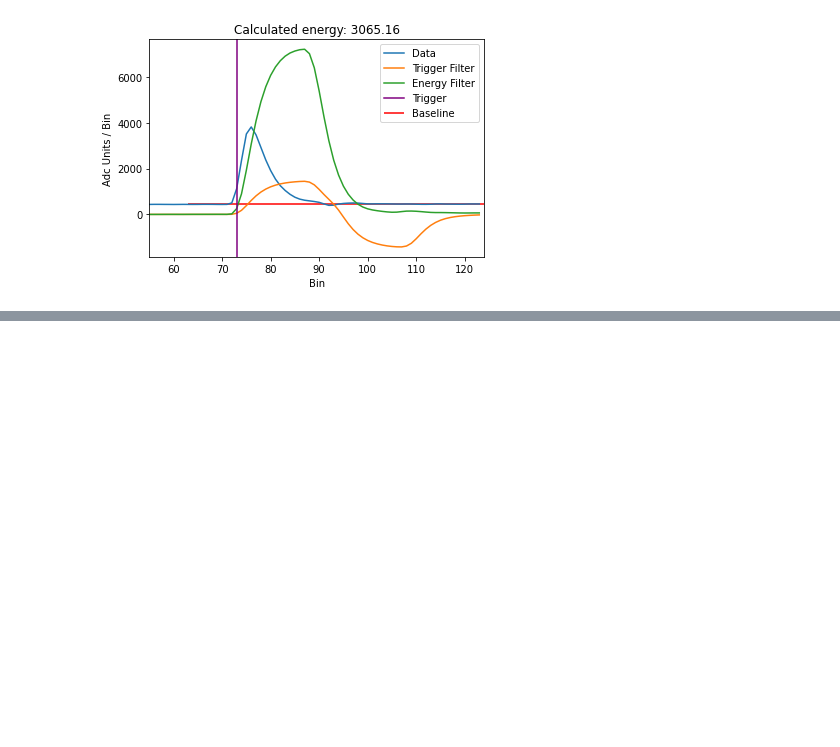
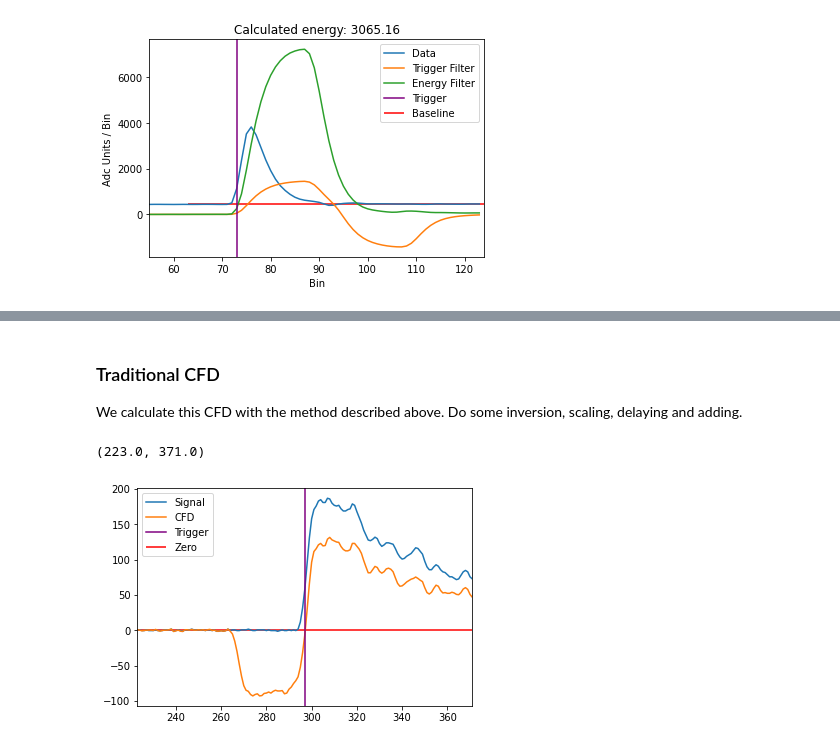
Before and after one commit to spaulaus/dsp_toolkit, a Jupyter notebook: docs/demo.ipynb, the cells around one changed output, grey strips where cells are left out. Drawn from its saved outputs; the diff is of its cells as text; code cells hidden in the pictures; blank space fills up the shorter version.

```diff
--- a/docs/demo.ipynb
+++ b/docs/demo.ipynb
@@ -80,0 +119,16 @@ ax.set_xlim([round(0.75 * triggers[0]), len(signal)])
+# %% [markdown]
+### Traditional CFD
+We calculate this CFD with the method described above. Do some inversion, scaling, delaying and adding.
+# %%
+trad_trigger, trad_cfd = cfd.calculate_traditional_cfd(munged_cfd_signal, 30, 0.50)
+
+ax = plt.gca()
+DataFrame(munged_cfd_signal, columns=['Signal']).plot(ax=ax)
+DataFrame(trad_cfd, columns=['CFD']).plot(ax=ax)
+plt.axvline(x=trad_trigger, color='purple', label="Trigger")
+plt.hlines(y=0, xmin=0, xmax=len(munged_cfd_signal), colors='red', label="Zero")
+ax.legend(loc='best')
+ax.set_xlim([round(0.75 * trad_trigger), round(1.25 * trad_trigger)])
+# %% [output]
+(223.0, 371.0)
+[figure, added]
```
Also changed, not shown: parts of 12 cells of this notebook, 2 other files.
